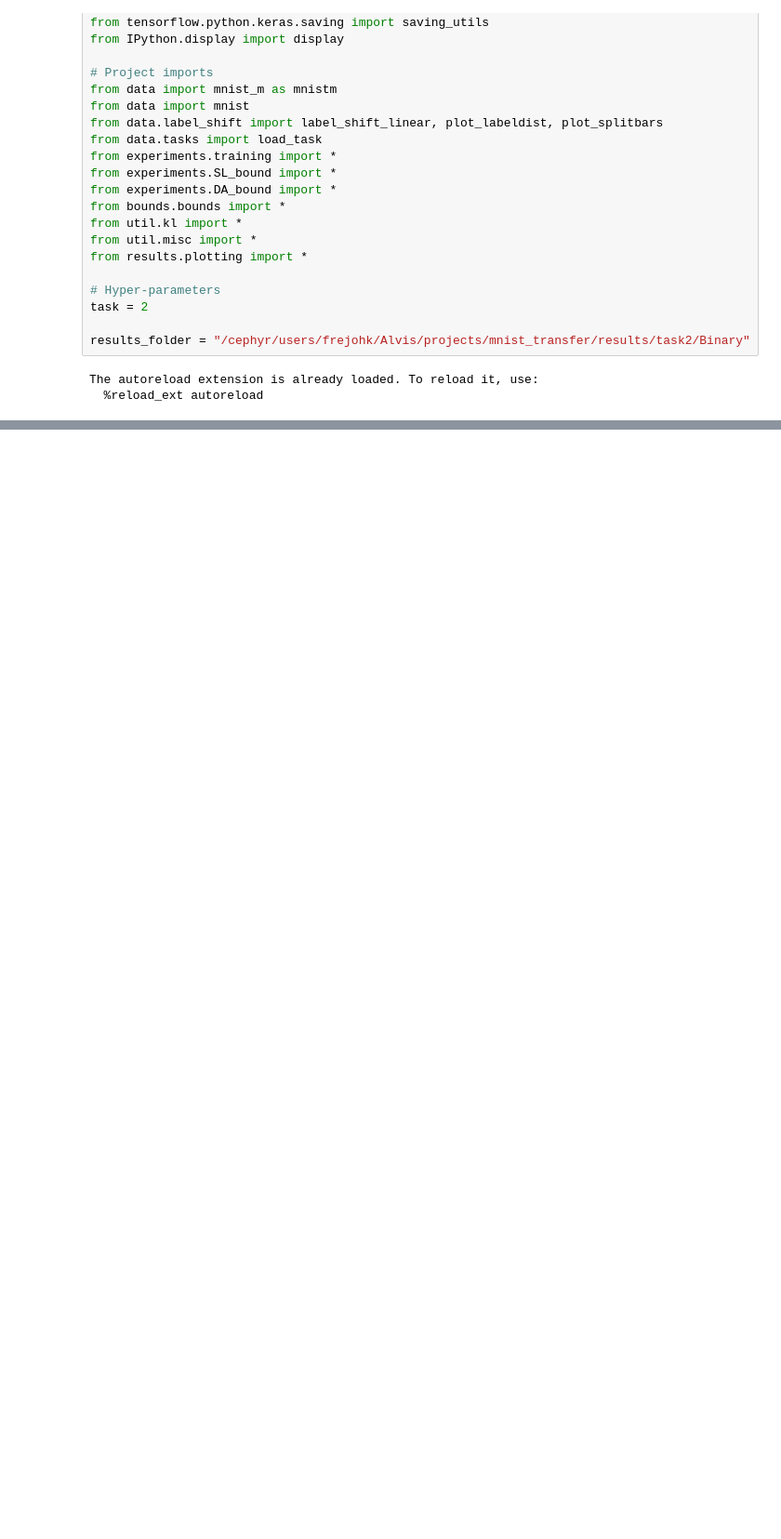
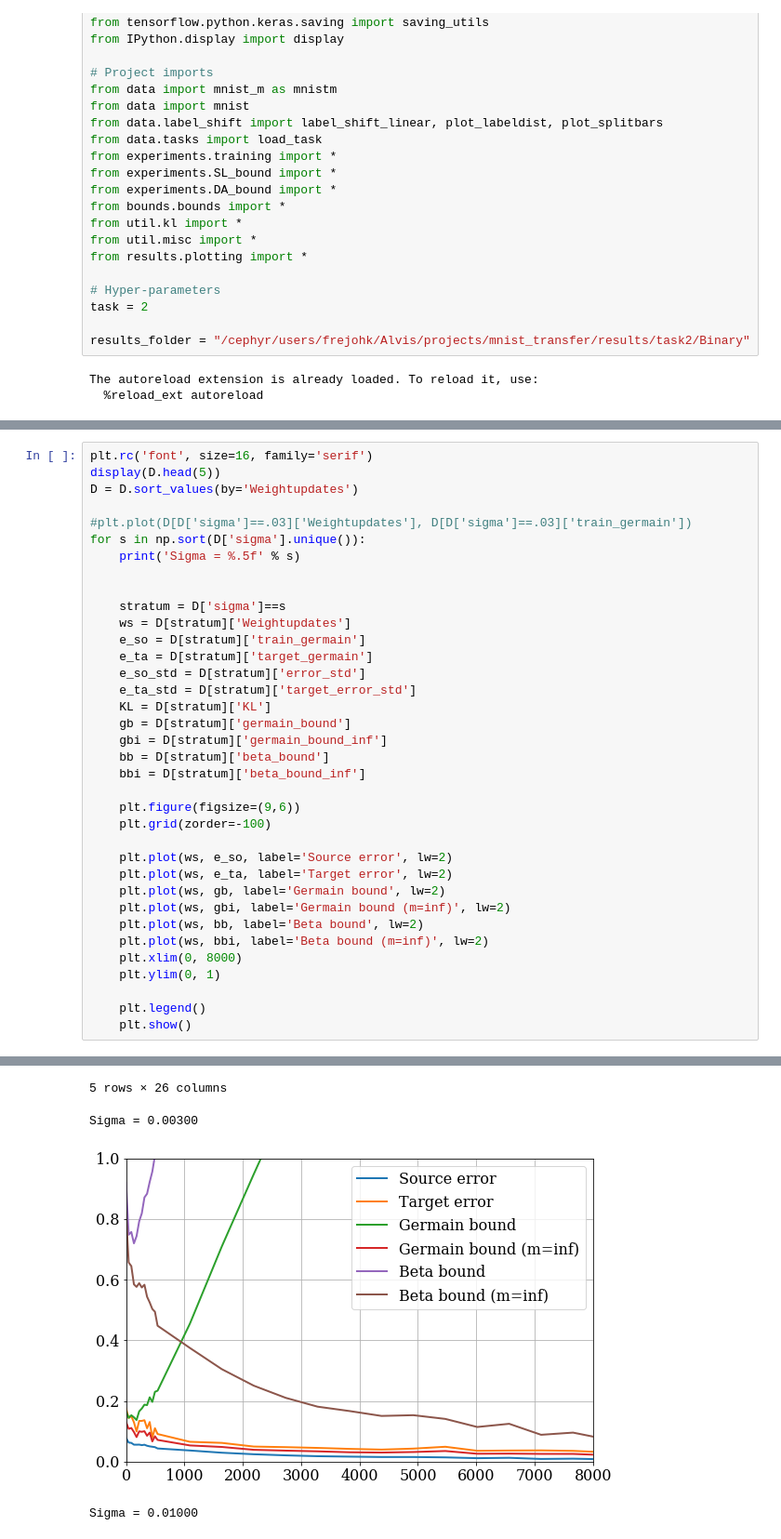
Before and after one commit to Breitholtz/mnist_transfer, a Jupyter notebook: batch_inspect_bounds.ipynb, the cells around one changed output, grey strips where cells are left out. Shown at 93% size. Saved outputs shown, nothing was run; the diff lists cells and outputs as text; blank space fills up the shorter version.

```diff
--- a/batch_inspect_bounds.ipynb
+++ b/batch_inspect_bounds.ipynb
@@ -133,0 +171,37 @@ Sigma = 0.03000
+# %%
+plt.rc('font', size=16, family='serif')
+display(D.head(5))
+D = D.sort_values(by='Weightupdates')
+
+#plt.plot(D[D['sigma']==.03]['Weightupdates'], D[D['sigma']==.03]['train_germain'])
+for s in np.sort(D['sigma'].unique()):
+    print('Sigma = %.5f' % s)
+
+
+    stratum = D['sigma']==s
+    ws = D[stratum]['Weightupdates']
+    e_so = D[stratum]['train_germain']
+    e_ta = D[stratum]['target_germain']
+    e_so_std = D[stratum]['error_std']
+    e_ta_std = D[stratum]['target_error_std']
+    KL = D[stratum]['KL']
+    gb = D[stratum]['germain_bound']
+    gbi = D[stratum]['germain_bound_inf']
+    bb = D[stratum]['beta_bound']
+    bbi = D[stratum]['beta_bound_inf']
+
+    plt.figure(figsize=(9,6))
+    plt.grid(zorder=-100)
+
+    plt.plot(ws, e_so, label='Source error', lw=2)
+    plt.plot(ws, e_ta, label='Target error', lw=2)
+    plt.plot(ws, gb, label='Germain bound', lw=2)
+    plt.plot(ws, gbi, label='Germain bound (m=inf)', lw=2)
+    plt.plot(ws, bb, label='Beta bound', lw=2)
+    plt.plot(ws, bbi, label='Beta bound (m=inf)', lw=2)
+    plt.xlim(0, 8000)
+    plt.ylim(0, 1)
+
+    plt.legend()
+    plt.show()
+# %% [output]
@@ -133,0 +214,4 @@ Sigma = 0.03000
+5 rows × 26 columns
+Sigma = 0.00300
+[figure, added]
+Sigma = 0.01000
```
Also changed, not shown: parts of 4 cells of this notebook, 2 other files.
